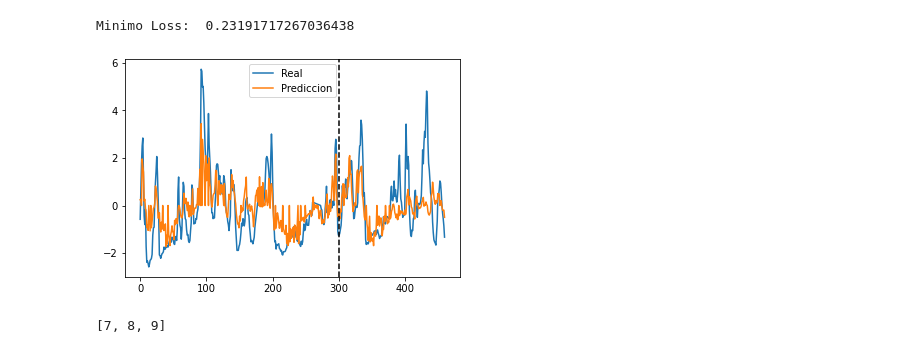
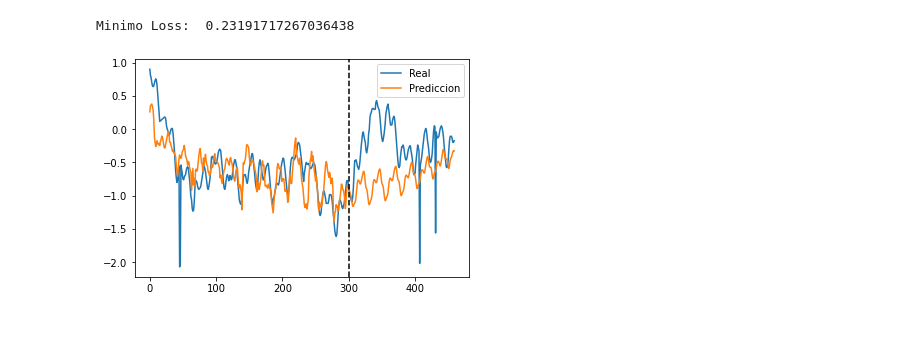
Before and after one commit to FelixStaff/Prediccion, a Jupyter notebook: Dataset.ipynb, the cells around one changed output. Saved outputs shown, nothing was run; the diff lists cells and outputs as text; code cells hidden in the pictures.

```diff
--- a/Dataset.ipynb
+++ b/Dataset.ipynb
@@ -133,11 +134,11 @@ class Net(nn.Module):
         return outputs
 # %%
 # pararmetros del entrenamiento
-learning_rate = .01
+learning_rate = .001
 num_epochs = 1000
-batch_size = 180
+batch_size = 240
 clip = .5
-future = 60
+future = 100
 Prediction_weight = 1.2
 dataset = WeatherData()
 Batch_loader = DataLoader(dataset, batch_size=batch_size, shuffle=False)
@@ -157,6 +162,6 @@ optimizer = torch.optim.SGD(Predictor.parameters(), lr=learning_rate)
 # %%
 # cargar los pesos
-Predictor.load_state_dict(torch.load('Model/ModelApodaca3.pt'))
+Predictor.load_state_dict(torch.load('Model/Ideal.pt'))
 # %% [output]
 <All keys matched successfully>
 # %%
@@ -169,12 +174,14 @@ torch.Size([1, 1, 15])
 from tqdm  import tqdm
 import matplotlib.pyplot as plt
 
-def test(Predictor,test_data,size,future=60):
+def test(Predictor,test_data,size,future=60,it = 0):
     iterat = DataLoader(test_data, batch_size=size, shuffle=False)
-    (x,y) = next(iter(iterat))
+    iterat = iter(iterat)
+    for i in range(it):
+        (x,y) = next(iterat)
     out = Predictor(x[:-future],future=future)
-    Y_proyectado = out.detach().numpy()[:,0,0]
-    Y_real = y.detach().numpy()[:,0,0]
+    Y_proyectado = out.detach().numpy()[:,0,7]
+    Y_real = y.detach().numpy()[:,0,7]
     plt.plot(Y_real,label='Real')
     plt.plot(Y_proyectado,label='Prediccion')
     plt.axvline(x=size-future, color='black', linestyle='--')
@@ -186,6 +193,6 @@ min_loss = 0.24296
 # %%
 # load checkpoint
-Predictor.load_state_dict(torch.load('Model/Checkpoint.pt'))
+Predictor.load_state_dict(torch.load('Model/Ideal.pt'))
 # %% [output]
 <All keys matched successfully>
 # %%
@@ -231,11 +245,6 @@ torch.save(Predictor.state_dict(), 'Model/modelApodaca4.2.pt')
 # %%
 context = 300
 pred = 160
-test(Predictor,dataset,context+pred,future=pred)
+test(Predictor,dataset,context+pred,future=pred,it=7)
 # %% [output]
-[figure, old version]
+[figure, new version]
-# %%
-lista = list(range(0,10))
-print (lista[-3:])
-# %% [output]
-[7, 8, 9]
```
Also changed, not shown: parts of 9 cells of this notebook, 19 other files.
